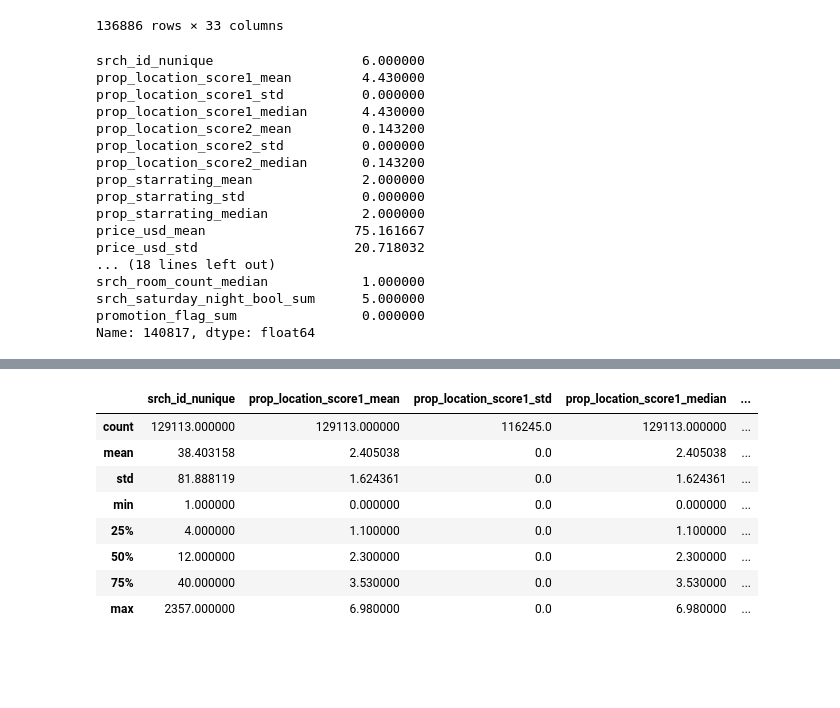
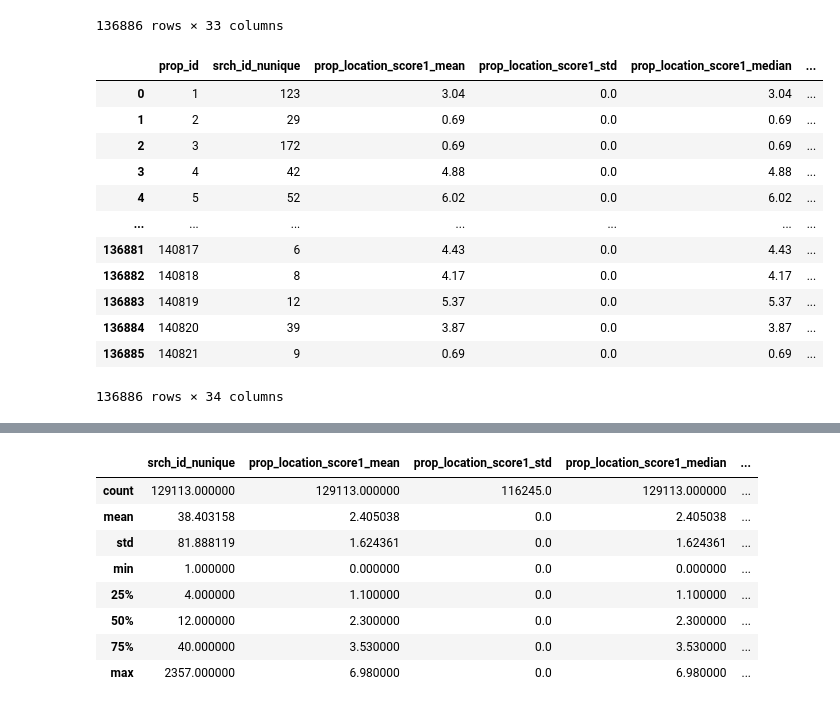
Before and after one commit to lkuffo/dm-kaggle, a Jupyter notebook: EDA 1.ipynb, the cells around one changed output, grey strips where cells are left out. Saved outputs shown, nothing was run; the diff lists cells and outputs as text; code cells hidden in the pictures; blank space fills up the shorter version.

```diff
--- a/EDA 1.ipynb
+++ b/EDA 1.ipynb
@@ -1194,24 +1201,22 @@ df_hotels_total_g
 | 140821 | 9 | 0.69 | 0.0 | 0.69 | ... |
 136886 rows × 33 columns
 # %%
+df_hotels_info = df_hotels_total_g.reset_index()
+df_hotels_info
 # reset index
 # do a join of both datasets on prop_id
 # fill NaN with 0
 # %% [output]
+|  | prop_id | srch_id_nunique | prop_location_score1_mean | prop_location_score1_std | prop_location_score1_median | ... |
+| 0 | 1 | 123 | 3.04 | 0.0 | 3.04 | ... |
+| 1 | 2 | 29 | 0.69 | 0.0 | 0.69 | ... |
+| 2 | 3 | 172 | 0.69 | 0.0 | 0.69 | ... |
+| 3 | 4 | 42 | 4.88 | 0.0 | 4.88 | ... |
+| 4 | 5 | 52 | 6.02 | 0.0 | 6.02 | ... |
+| ... | ... | ... | ... | ... | ... | ... |
+| 136881 | 140817 | 6 | 4.43 | 0.0 | 4.43 | ... |
+| 136882 | 140818 | 8 | 4.17 | 0.0 | 4.17 | ... |
+| 136883 | 140819 | 12 | 5.37 | 0.0 | 5.37 | ... |
+| 136884 | 140820 | 39 | 3.87 | 0.0 | 3.87 | ... |
+| 136885 | 140821 | 9 | 0.69 | 0.0 | 0.69 | ... |
-srch_id_nunique                   6.000000
-prop_location_score1_mean         4.430000
-prop_location_score1_std          0.000000
-prop_location_score1_median       4.430000
-prop_location_score2_mean         0.143200
-prop_location_score2_std          0.000000
-prop_location_score2_median       0.143200
-prop_starrating_mean              2.000000
-prop_starrating_std               0.000000
-prop_starrating_median            2.000000
-price_usd_mean                   75.161667
-price_usd_std                    20.718032
-... (18 lines left out)
-srch_room_count_median            1.000000
-srch_saturday_night_bool_sum      5.000000
-promotion_flag_sum                0.000000
-Name: 140817, dtype: float64
+136886 rows × 34 columns
```
Also changed, not shown: parts of 15 cells of this notebook.
